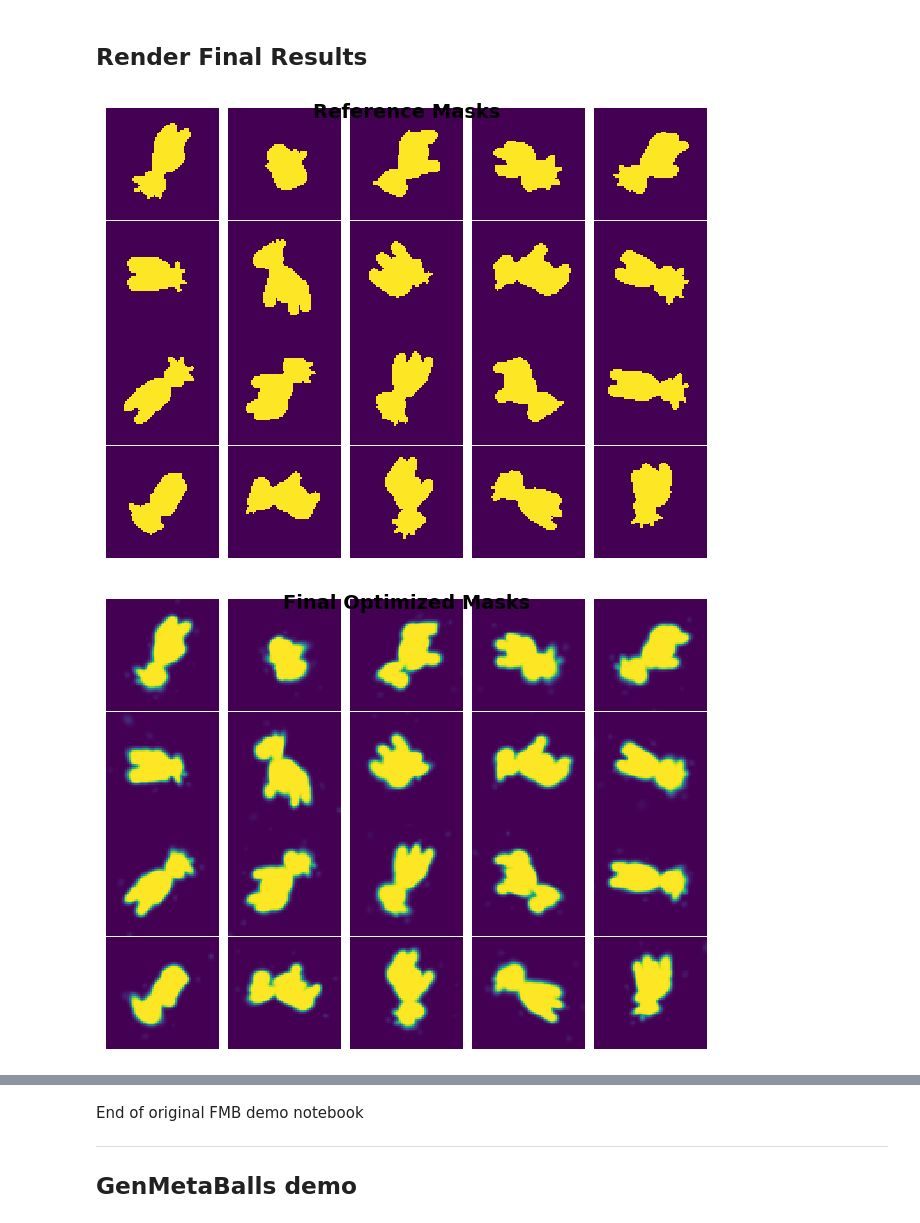
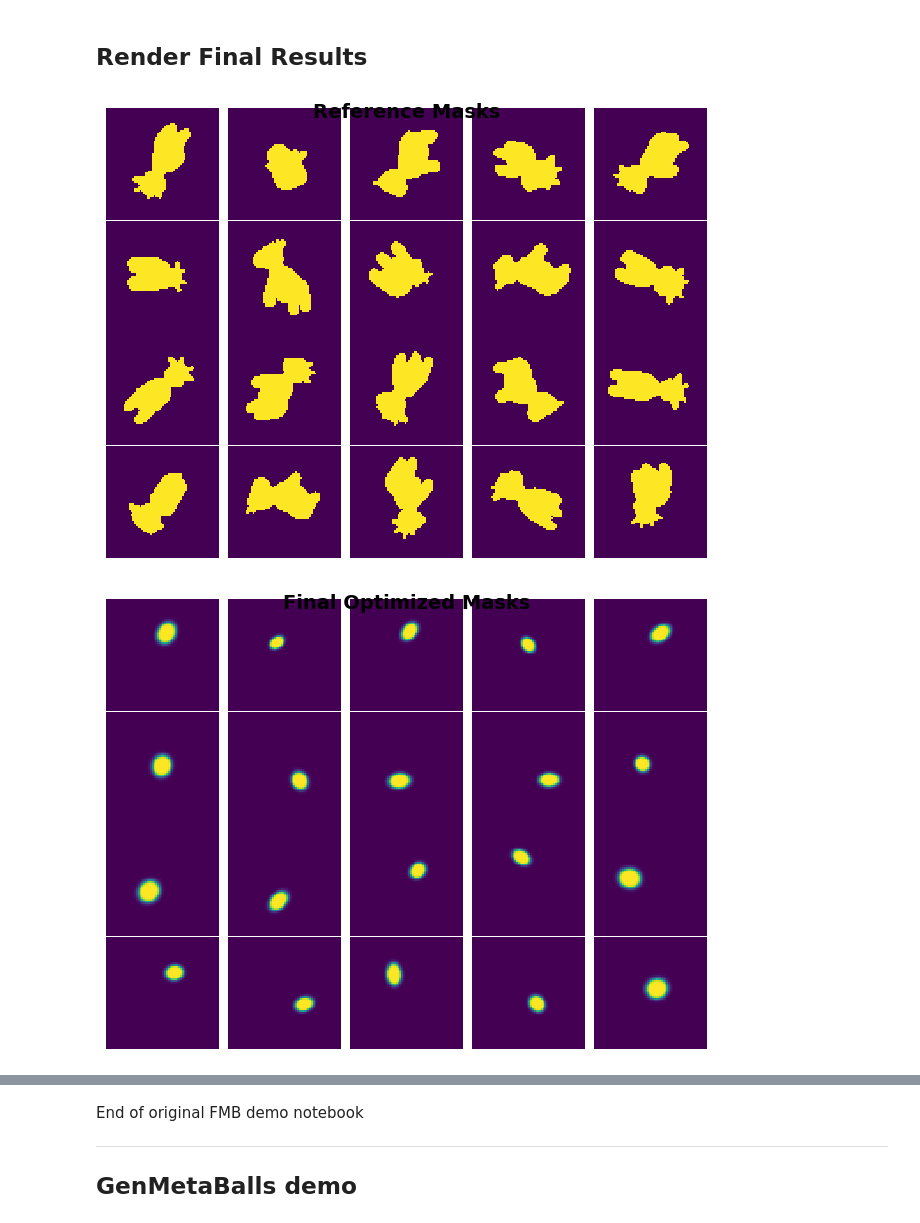
Before and after one commit to probcomp/GenMetaBalls, a Jupyter notebook: notebooks/fuzzy_metaballs_demo.ipynb, the cells around one changed output, grey strips where cells are left out. Cells and saved outputs as stored; diff of their text form; code cells hidden in the pictures.

```diff
--- a/notebooks/fuzzy_metaballs_demo.ipynb
+++ b/notebooks/fuzzy_metaballs_demo.ipynb
@@ -461,9 +461,14 @@ Epoch  5/10 | Loss: 0.0426 | Time:  395.2 ms
 ## Render Final Results
 # %%
 # Get final parameters
-final_mean, final_prec, final_weight_log = opt_params(opt_state)
-final_mean /= shape_scale_mul
-final_prec *= shape_scale_mul
+final_means, final_precs, final_weight_logs = opt_params(opt_state)
+final_means /= shape_scale_mul
+final_precs *= shape_scale_mul
+
+_i, _n = 0, 1
+final_means = final_means[_i:_i+_n]
+final_precs = final_precs[_i:_i+_n]
+final_weight_logs = final_weight_logs[_i:_i+_n]
 
 # Render final results
 alpha_results_final = []
@@ -471,7 +476,7 @@ alpha_results_depth = []
 
 for camera_rays in cameras_list:
     est_depth, est_alpha, est_norms, est_w = render_jit(
-        final_mean, final_prec, final_weight_log, camera_rays, beta2 / shape_scale, beta3
+        final_means, final_precs, final_weight_logs, camera_rays, beta2 / shape_scale, beta3
     )
     alpha_results_final.append(est_alpha.reshape(image_size))
 
@@ -485,31 +490,31 @@ plt.suptitle("Reference Masks", fontsize=14, fontweight="bold")
 plt.show()
 
 image_grid(alpha_results_final, rows=4, cols=5, rgb=False)
 plt.suptitle("Final Optimized Masks", fontsize=14, fontweight="bold")
 plt.show()
 
 # Depth comparison
 vmin = np.nanmin(np.array(ref_depths))
 vmax = np.nanmax(np.array(ref_depths))
 
 fig, (ax1, ax2) = plt.subplots(1, 2, figsize=(12, 5))
 im1 = ax1.imshow(alpha_results_depth[3], vmin=vmin, vmax=vmax, cmap="viridis")
 ax1.set_title("Estimated Depth (View 3)", fontsize=12, fontweight="bold")
 ax1.axis("off")
 plt.colorbar(im1, ax=ax1)
 
 im2 = ax2.imshow(ref_depths[3], vmin=vmin, vmax=vmax, cmap="viridis")
 ax2.set_title("Ground Truth Depth (View 3)", fontsize=12, fontweight="bold")
 ax2.axis("off")
 plt.colorbar(im2, ax=ax2)
 
 plt.tight_layout()
 plt.show()
 
 image_grid(alpha_results_depth, rows=4, cols=5, rgb=False, vmin=vmin, vmax=vmax)
 plt.suptitle("Final Depth Maps - All Views", fontsize=14, fontweight="bold")
 plt.tight_layout()
 plt.show()
 # %% [output]
 [figure]
-[figure, old version]
+[figure, new version]
```
Also changed, not shown: parts of 10 cells of this notebook.
